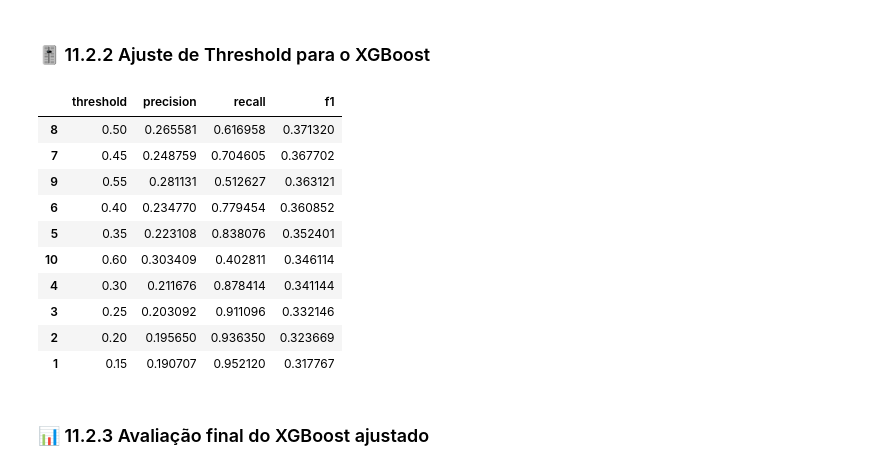
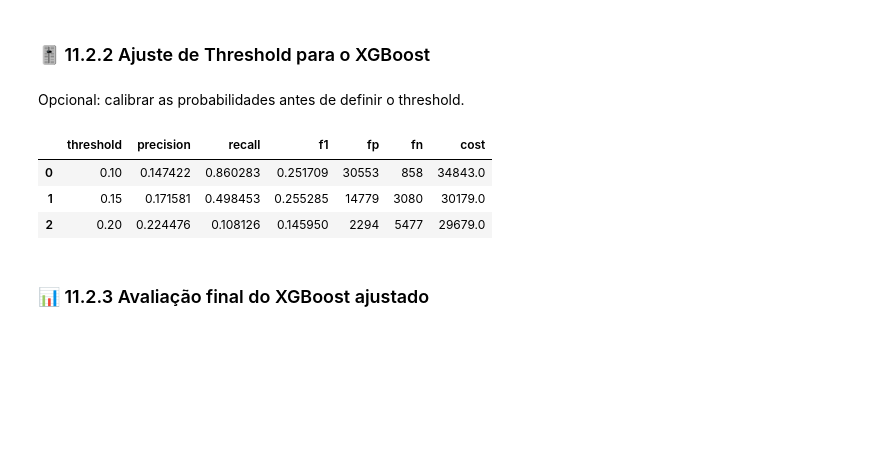
Before and after one commit to Grupo-38-ONE-G8-FlightOnTime/FlightOnTime, a Jupyter notebook: data_science/FlightOnTime.ipynb, the cells around one changed output. Cells and saved outputs as stored; diff of their text form; code cells hidden in the pictures; blank space fills up the shorter version.

```diff
--- a/data_science/FlightOnTime.ipynb
+++ b/data_science/FlightOnTime.ipynb
@@ -990,7 +1128,7 @@ xgb_model = Pipeline(steps=[
         colsample_bytree=0.8,
         scale_pos_weight=scale_pos_weight,
         objective='binary:logistic',
-        eval_metric='logloss',
+        eval_metric='aucpr',
         tree_method='hist',
         random_state=42,
         n_jobs=-1
@@ -1112,7 +1250,8 @@ for name, model in models.items():
         'Precisão': precision_score(y_test, y_pred),
         'Recall': recall_score(y_test, y_pred),
         'F1-score': f1_score(y_test, y_pred),
-        'ROC AUC': roc_auc_score(y_test, y_proba)
+        'ROC AUC': roc_auc_score(y_test, y_proba),
+        'PR AUC': average_precision_score(y_test, y_proba)
     })
 
     # Matriz de confusão
@@ -1253,0 +1374,15 @@ logreg_thr_df.head(10)
+# %%
+# Calibração de probabilidades (opcional)
+USE_CALIBRATION = True
+CALIBRATION_METHOD = 'isotonic'
+
+logreg_for_threshold = logreg_tuned_model
+
+if USE_CALIBRATION:
+    logreg_calibrated = CalibratedClassifierCV(
+        estimator=logreg_tuned_model,
+        method=CALIBRATION_METHOD,
+        cv='prefit'
+    )
+    logreg_calibrated.fit(X_val, y_val)
+    logreg_for_threshold = logreg_calibrated
@@ -1372,25 +1612,37 @@ Pipeline(steps=[('preprocess',
 # %% [markdown]
 ### 🎚️ 11.2.2 Ajuste de Threshold para o XGBoost
+# %% [markdown]
+Opcional: calibrar as probabilidades antes de definir o threshold.
+# %%
+# Calibração de probabilidades para o XGBoost (opcional)
+xgb_for_threshold = xgb_tuned_model
+
+if USE_CALIBRATION:
+    xgb_calibrated = CalibratedClassifierCV(
+        estimator=xgb_tuned_model,
+        method=CALIBRATION_METHOD,
+        cv='prefit'
+    )
+    xgb_calibrated.fit(X_val, y_val)
+    xgb_for_threshold = xgb_calibrated
 # %%
+if xgb_for_threshold is None:
+    xgb_for_threshold = xgb_tuned_model
+
 xgb_thr_df = threshold_search(
-    xgb_tuned_model,
+    xgb_for_threshold,
     X_val,
-    y_val
+    y_val,
+    min_precision=MIN_PRECISION,
+    priority=THRESHOLD_PRIORITY
 )
 
 xgb_thr_df.head(10)
 # %% [output]
-|  | threshold | precision | recall | f1 |
-| 8 | 0.50 | 0.265581 | 0.616958 | 0.371320 |
-| 7 | 0.45 | 0.248759 | 0.704605 | 0.367702 |
-| 9 | 0.55 | 0.281131 | 0.512627 | 0.363121 |
-| 6 | 0.40 | 0.234770 | 0.779454 | 0.360852 |
-| 5 | 0.35 | 0.223108 | 0.838076 | 0.352401 |
-| 10 | 0.60 | 0.303409 | 0.402811 | 0.346114 |
-| 4 | 0.30 | 0.211676 | 0.878414 | 0.341144 |
-| 3 | 0.25 | 0.203092 | 0.911096 | 0.332146 |
-| 2 | 0.20 | 0.195650 | 0.936350 | 0.323669 |
-| 1 | 0.15 | 0.190707 | 0.952120 | 0.317767 |
+|  | threshold | precision | recall | f1 | fp | fn | cost |
+| 0 | 0.10 | 0.147422 | 0.860283 | 0.251709 | 30553 | 858 | 34843.0 |
+| 1 | 0.15 | 0.171581 | 0.498453 | 0.255285 | 14779 | 3080 | 30179.0 |
+| 2 | 0.20 | 0.224476 | 0.108126 | 0.145950 | 2294 | 5477 | 29679.0 |
 # %% [markdown]
 ### 📊 11.2.3 Avaliação final do XGBoost ajustado
 # %%
```
Also changed, not shown: parts of 39 cells of this notebook, 3 other files.
